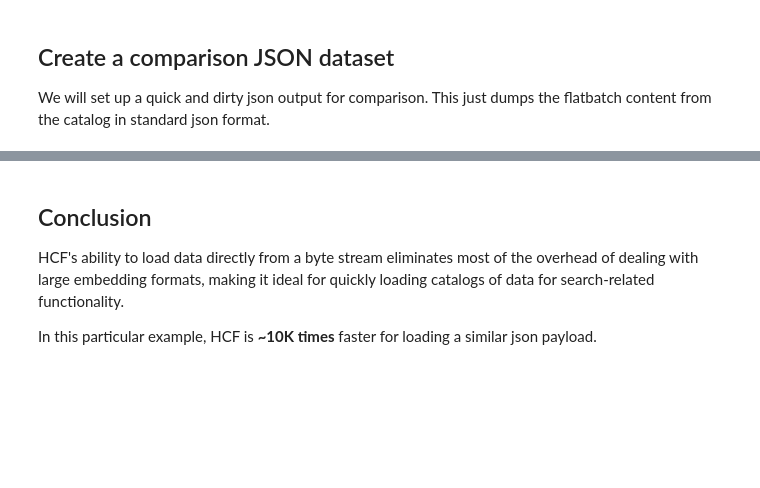
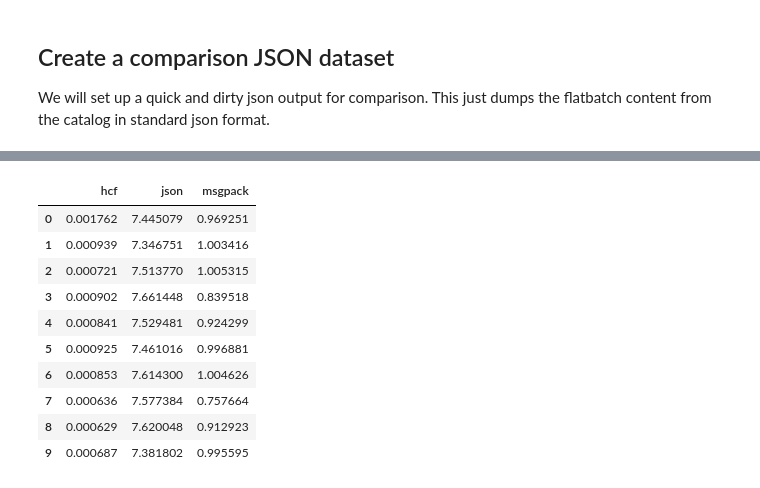
Before and after one commit to hushh-labs/hushh-vibe-catalog, a Jupyter notebook: notebooks/Create Catalog.ipynb, the cells around one changed output, grey strips where cells are left out. Cells and saved outputs as stored; diff of their text form; code cells hidden in the pictures; blank space fills up the shorter version.

```diff
--- a/notebooks/Create Catalog.ipynb
+++ b/notebooks/Create Catalog.ipynb
@@ -97 +102,5 @@ with open ("catalog.json", "w") as fh:
+# %%
+with open ("catalog.msgpack", "wb") as fh:
+    packed = msgpack.packb(cat.productVibes, default=lambda o: o.__dict__)
+    fh.write(packed)
 # %% [markdown]
@@ -101,3 +108,33 @@ We can see that it takes roughly 8 seconds to decode a json paylod of ~40K embed
 # %%
-%timeit -n 3 with open ("catalog.json", "r") as fh : json.load(fh)
+import time
+import numpy as np
+def json_open():
+    with open('catalog.json', 'r') as fh:
+        json.load(fh)
+
+def msg_open():
+    with open('catalog.msgpack', 'rb') as fh:
+        data_loaded = msgpack.unpackb(fh.read())
+
+def hcf_open():
+    catalog.read_hcf("test.hcf")
+iter = 10
+
+def timer(func, iterations=3):
+    results = []
+    for i in range(0,iterations):
+        start = time.time()
+        func()
+        duration = time.time() - start
+        results.append(duration)
+    return results
+
+
+
+hcf_result = timer(hcf_open, iter)
+print(hcf_result)
+msg_result = timer(msg_open, iter)
+print(msg_result)
+json_result = timer(json_open, iter)
+print(json_result)
 # %% [output]
@@ -113,6 +144,18 @@ HCF, by comparison, is loaded in 480 microseconds.
-# %% [markdown]
-## Conclusion
-
-HCF's ability to load data directly from a byte stream eliminates most of the overhead of dealing with large embedding formats, making it ideal for quickly loading catalogs of data for search-related functionality.
-
-In this particular example, HCF is **~10K times** faster for loading a similar json payload.
+# %%
+import pandas as pd
+
+dat= pd.DataFrame({"hcf" : hcf_result,"msgpack" : msg_result,  "json" : json_result})
+# %%
+dat
+# %% [output]
+|  | hcf | json | msgpack |
+| 0 | 0.001762 | 7.445079 | 0.969251 |
+| 1 | 0.000939 | 7.346751 | 1.003416 |
+| 2 | 0.000721 | 7.513770 | 1.005315 |
+| 3 | 0.000902 | 7.661448 | 0.839518 |
+| 4 | 0.000841 | 7.529481 | 0.924299 |
+| 5 | 0.000925 | 7.461016 | 0.996881 |
+| 6 | 0.000853 | 7.614300 | 1.004626 |
+| 7 | 0.000636 | 7.577384 | 0.757664 |
+| 8 | 0.000629 | 7.620048 | 0.912923 |
+| 9 | 0.000687 | 7.381802 | 0.995595 |
```
Also changed, not shown: parts of 15 cells of this notebook, 3 other files.
